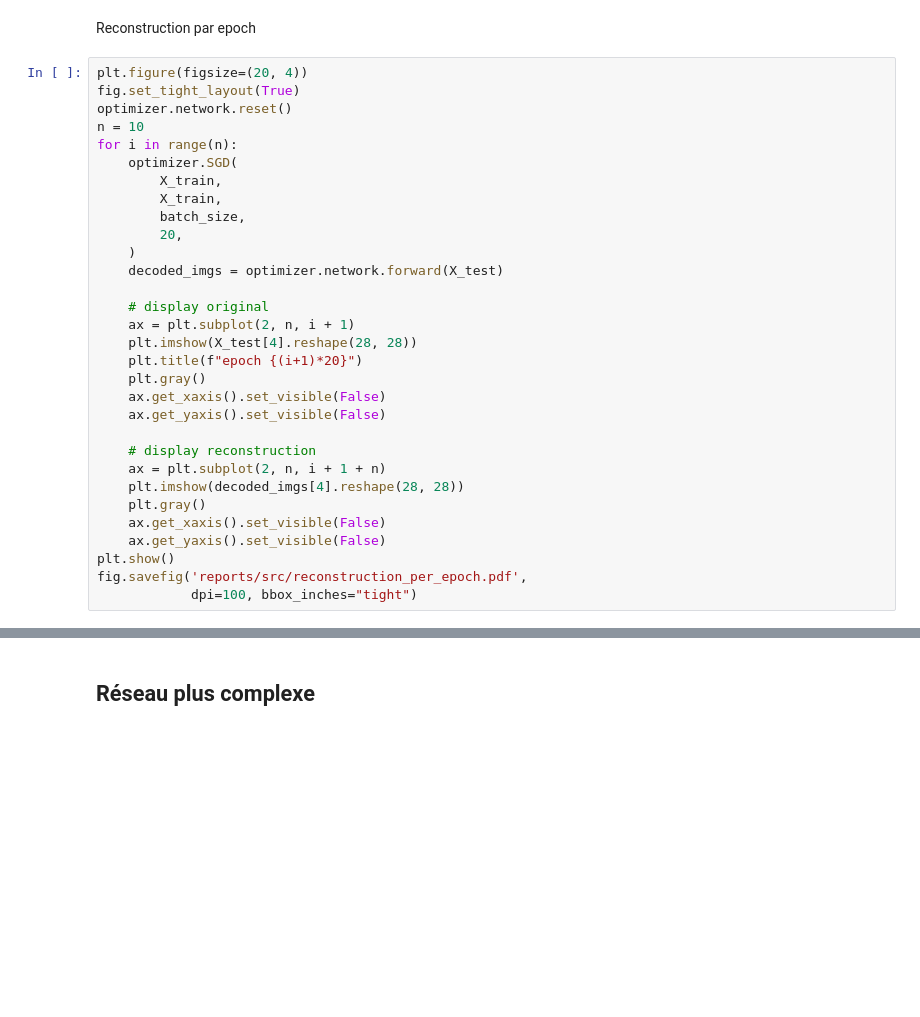
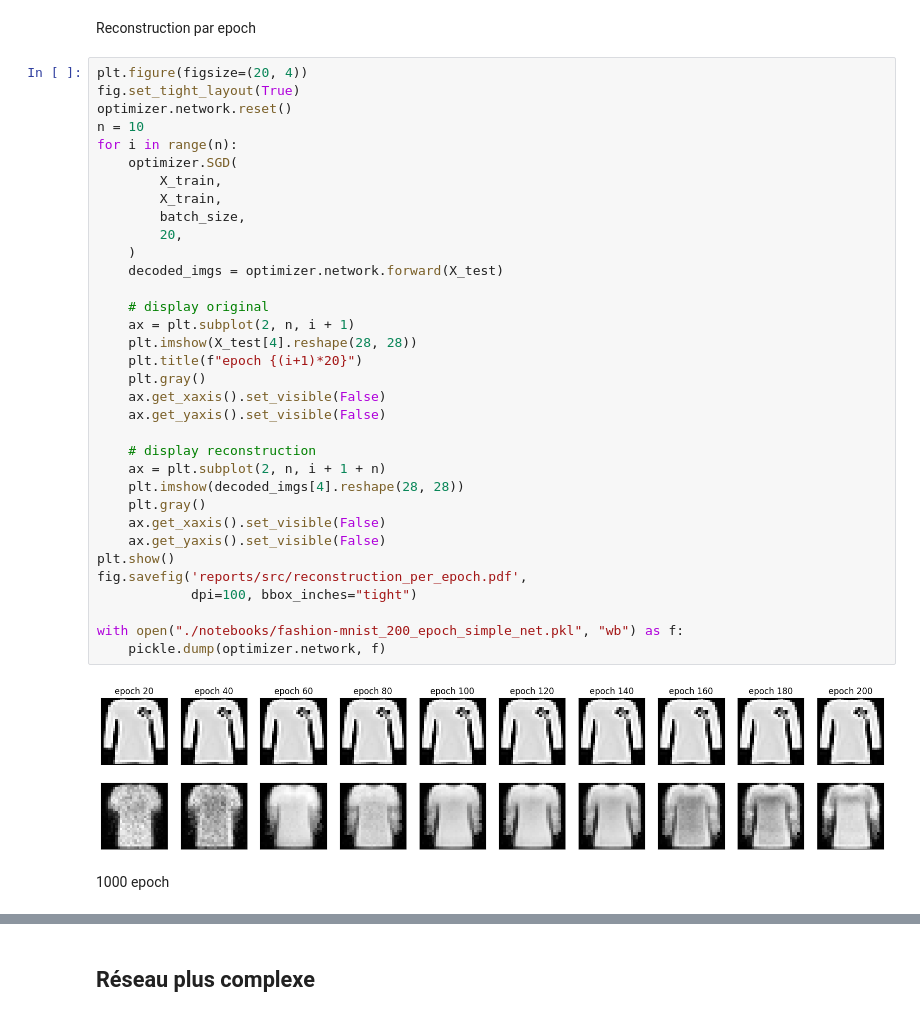
Before and after one commit to dataymeric/NeuralNetworksDIY, a Jupyter notebook: notebooks/encoder_decoder.ipynb, the cells around one changed output, grey strips where cells are left out. Saved outputs shown, nothing was run; the diff lists cells and outputs as text; blank space fills up the shorter version.

```diff
--- a/notebooks/encoder_decoder.ipynb
+++ b/notebooks/encoder_decoder.ipynb
@@ -128,33 +255,40 @@ Reconstruction par epoch
 plt.figure(figsize=(20, 4))
 fig.set_tight_layout(True)
 optimizer.network.reset()
 n = 10
 for i in range(n):
     optimizer.SGD(
         X_train,
         X_train,
         batch_size,
         20,
     )
     decoded_imgs = optimizer.network.forward(X_test)
 
     # display original
     ax = plt.subplot(2, n, i + 1)
     plt.imshow(X_test[4].reshape(28, 28))
     plt.title(f"epoch {(i+1)*20}")
     plt.gray()
     ax.get_xaxis().set_visible(False)
     ax.get_yaxis().set_visible(False)
 
     # display reconstruction
     ax = plt.subplot(2, n, i + 1 + n)
     plt.imshow(decoded_imgs[4].reshape(28, 28))
     plt.gray()
     ax.get_xaxis().set_visible(False)
     ax.get_yaxis().set_visible(False)
 plt.show()
 fig.savefig('reports/src/reconstruction_per_epoch.pdf',
             dpi=100, bbox_inches="tight")
+
+with open("./notebooks/fashion-mnist_200_epoch_simple_net.pkl", "wb") as f:
+    pickle.dump(optimizer.network, f)
+# %% [output]
+[figure, added]
+# %% [markdown]
+1000 epoch
 # %%
 X_train, X_test, y_train, y_test = load_data(rootdir, trim=0.5)
 optimizer = Optim(net.reset(), MSELoss(), eps=1e-3)
```
Also changed, not shown: parts of 13 cells of this notebook.
